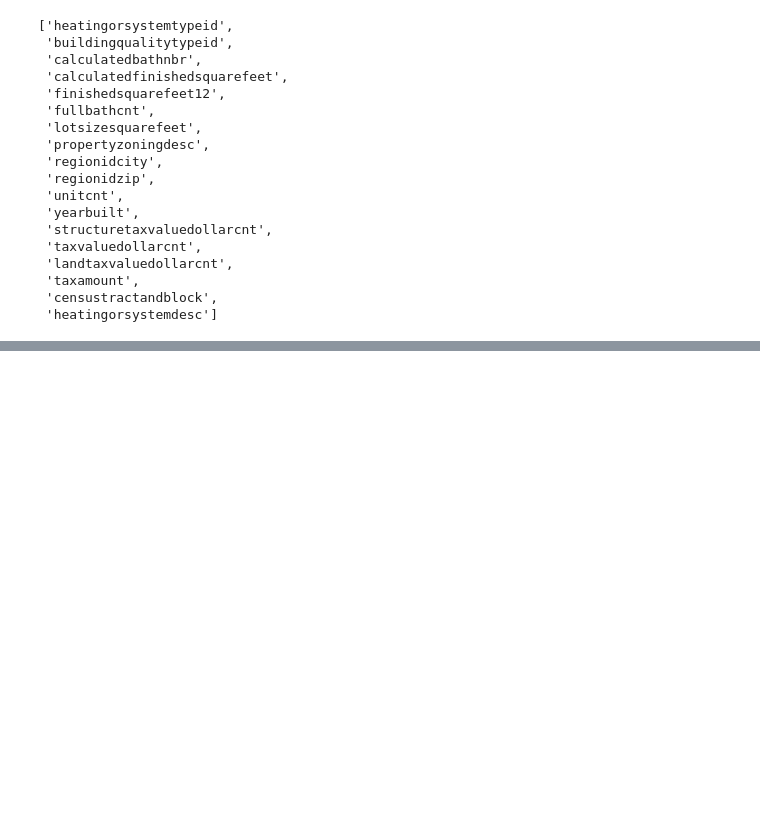
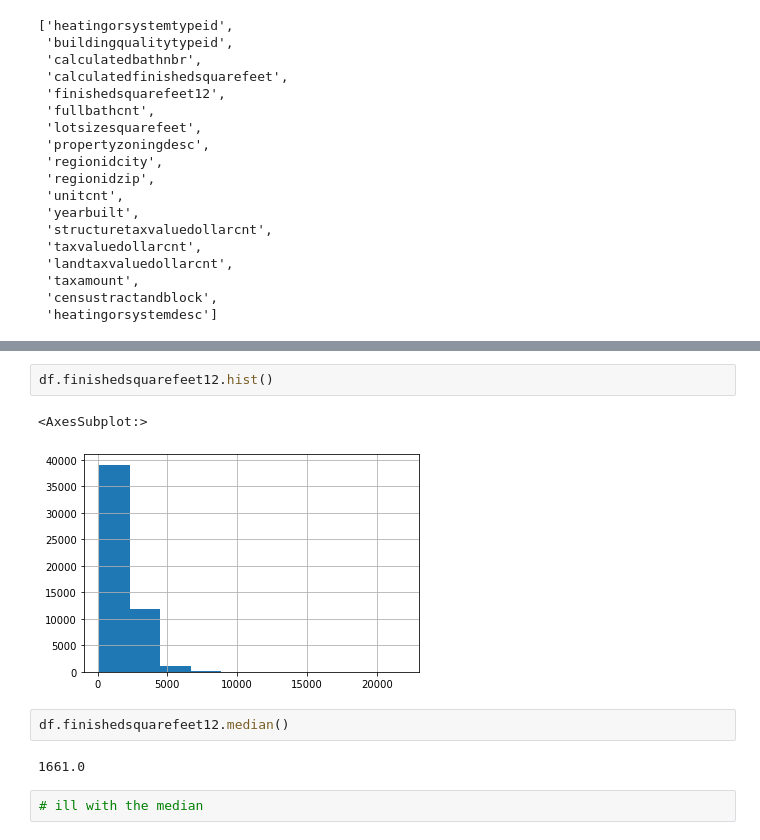
Before and after one commit to joshuamchavez2/clustering-exercises, a Jupyter notebook: zillow.ipynb, the cells around one changed output, grey strips where cells are left out. Cells and saved outputs as stored; diff of their text form; blank space fills up the shorter version.

```diff
--- a/zillow.ipynb
+++ b/zillow.ipynb
@@ -323,0 +398,11 @@ df['heatingorsystemtypeid'].hist()
+# %%
+df.finishedsquarefeet12.hist()
+# %% [output]
+<AxesSubplot:>
+[figure, added]
+# %%
+df.finishedsquarefeet12.median()
+# %% [output]
+1661.0
+# %%
+# ill with the median
```
Also changed, not shown: parts of 52 cells of this notebook, 6 other files.
